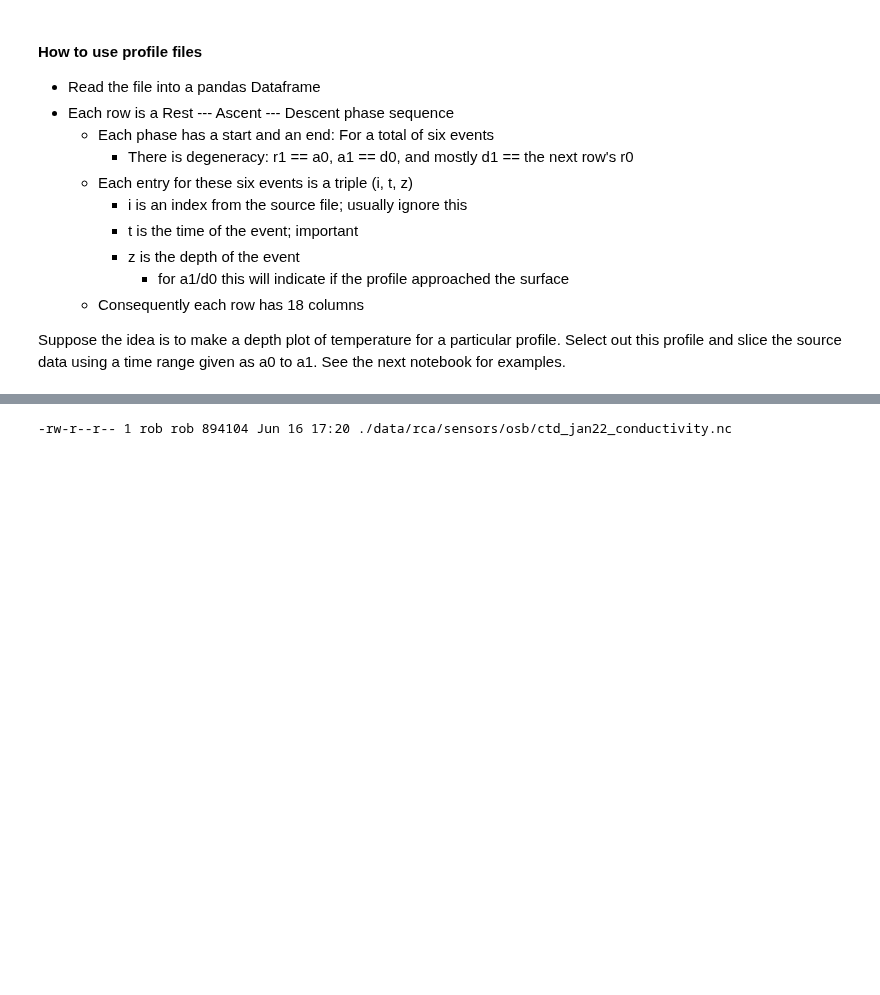
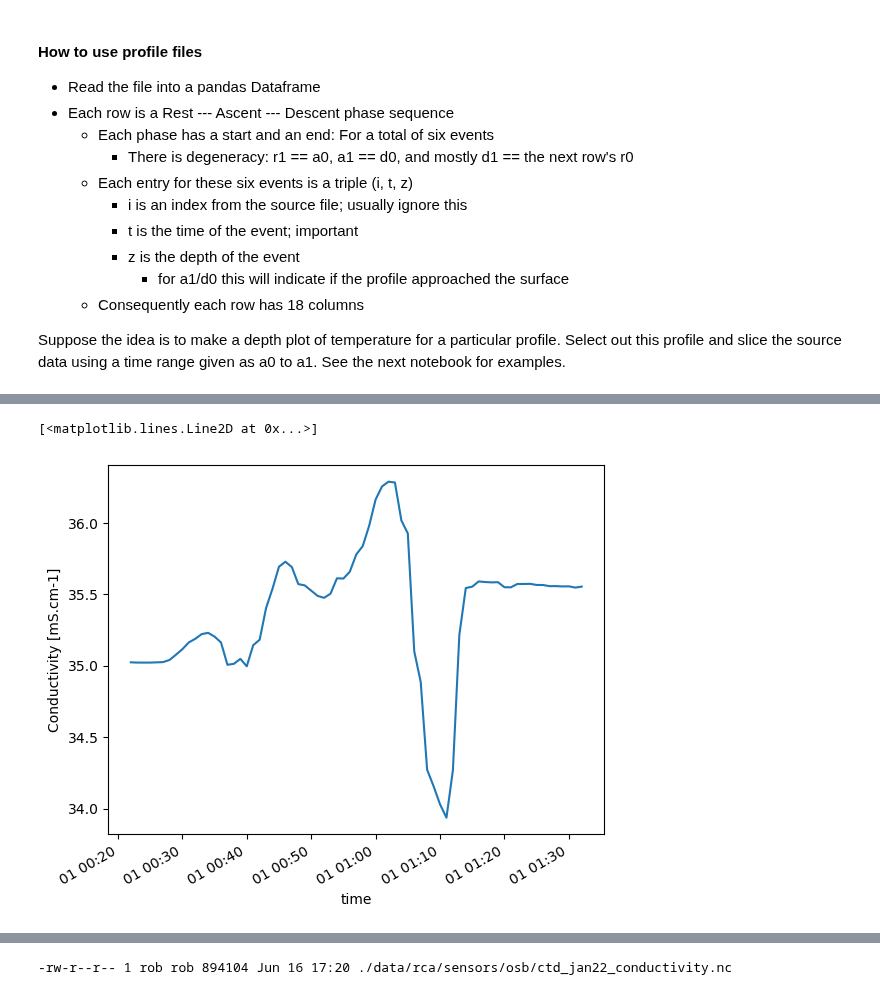
Before and after one commit to geo-smart/oceanography, a Jupyter notebook: book/chapters/data.ipynb, the cells around one changed output, grey strips where cells are left out. Saved outputs shown, nothing was run; the diff lists cells and outputs as text; code cells hidden in the pictures; blank space fills up the shorter version.

Commit message:
more on data.ipynb

```diff
--- a/book/chapters/data.ipynb
+++ b/book/chapters/data.ipynb
@@ -304,0 +325,6 @@ the Oregon Slope Base ('osb') site during January 2022.
+# %%
+# profile time access syntax:
+profile_row_index = 0
+tA0, tA1 = profiles['a0t'][profile_row_index], profiles['a1t'][profile_row_index]
+print(tA0, tA1, 'Time difference:', tA1 - tA0)
+print('Type of these times:', type(tA0))
@@ -304,0 +334,7 @@ the Oregon Slope Base ('osb') site during January 2022.
+# %%
+ds = xr.open_dataset('./data/rca/sensors/osb/ctd_jan22_conductivity.nc')
+ds_timebox = ds.sel(time=slice(tA0, tA1))
+ds_timebox.conductivity.plot()
+# %% [output]
+[<matplotlib.lines.Line2D at 0x...>]
+[figure, added]
```
Also changed, not shown: parts of 32 cells of this notebook, 7 other files.
